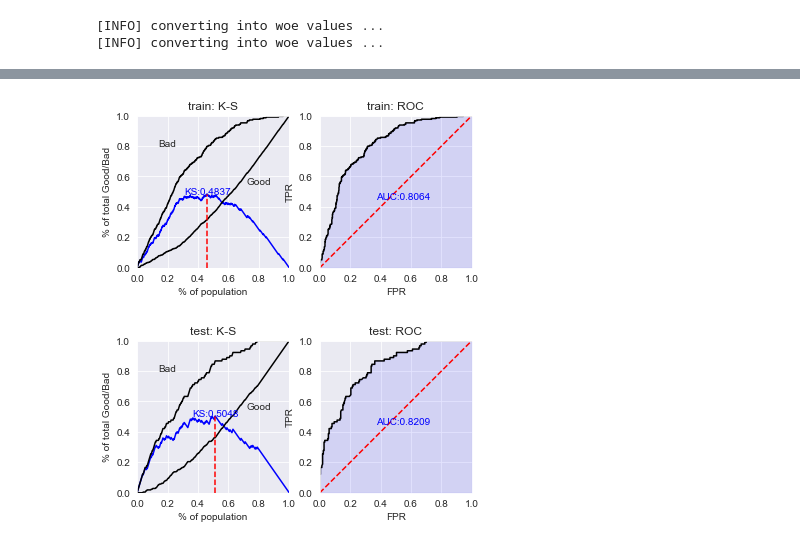
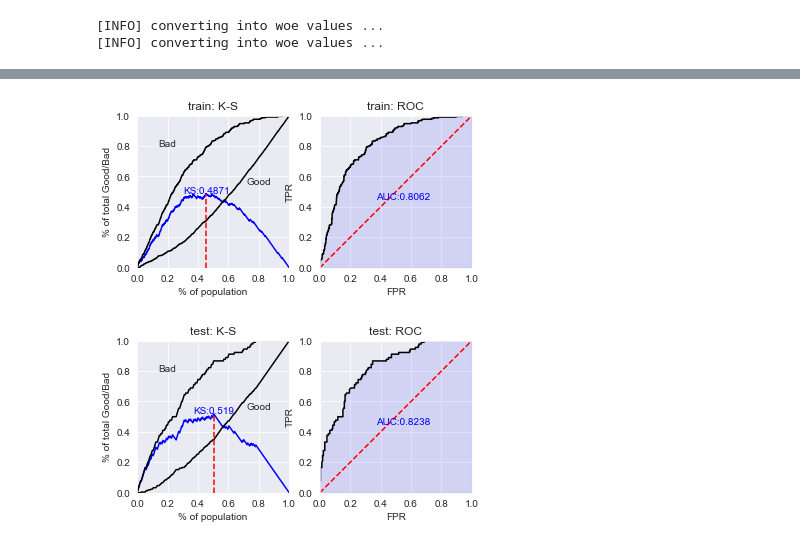
Before and after one commit to Alex0896/Credit-Scorecard-Project, a Jupyter notebook: Example Attempt 2/Scorecard Example 2.ipynb, the cells around one changed output, grey strips where cells are left out. Saved outputs shown, nothing was run; the diff lists cells and outputs as text; code cells hidden in the pictures.

```diff
--- a/Example Attempt 2/Scorecard Example 2.ipynb
+++ b/Example Attempt 2/Scorecard Example 2.ipynb
@@ -193,8 +218,8 @@ X_train_new = train_woe_new.loc[:,train_woe_new.columns != 'Default']
 y_test_new = test_woe_new.loc[:,'Default']
 X_test_new = test_woe_new.loc[:,test_woe_new.columns != 'Default']
 # Fit logit model
-lr_new = LogisticRegression()
-lr_new.fit(X_train_new, y_train_new)
+lr_new = sm.GLM(y_train_new, X_train_new, family=sm.families.Binomial())
+fit_new = lr_new.fit()
 # %% [output]
 [INFO] converting into woe values ...
 [INFO] converting into woe values ...
@@ -202,13 +248,13 @@ LogisticRegression()
 # %%
 # Get probabilities
-train_pred_new = lr_new.predict_proba(X_train_new)[:,1]
-test_pred_new = lr_new.predict_proba(X_test_new)[:,1]
+train_pred_new = fit_new.predict(X_train_new)
+test_pred_new = fit_new.predict(X_test_new)
 # Plot diagnositcs
 train_perf_new = sc.perf_eva(y_train_new, train_pred_new, title = "train")
 test_perf_new = sc.perf_eva(y_test_new, test_pred_new, title = "test")
 # %% [output]
 [figure]
-[figure, old version]
+[figure, new version]
 # %%
 # AUC and K-S is lower in the smaller model but only slightly.
 # Going to calculate AIC
```
Also changed, not shown: parts of 12 cells of this notebook.
